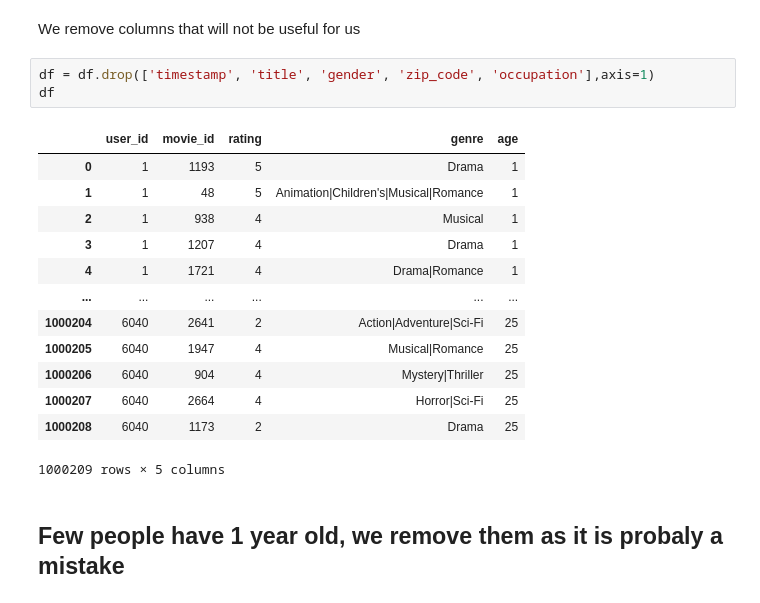
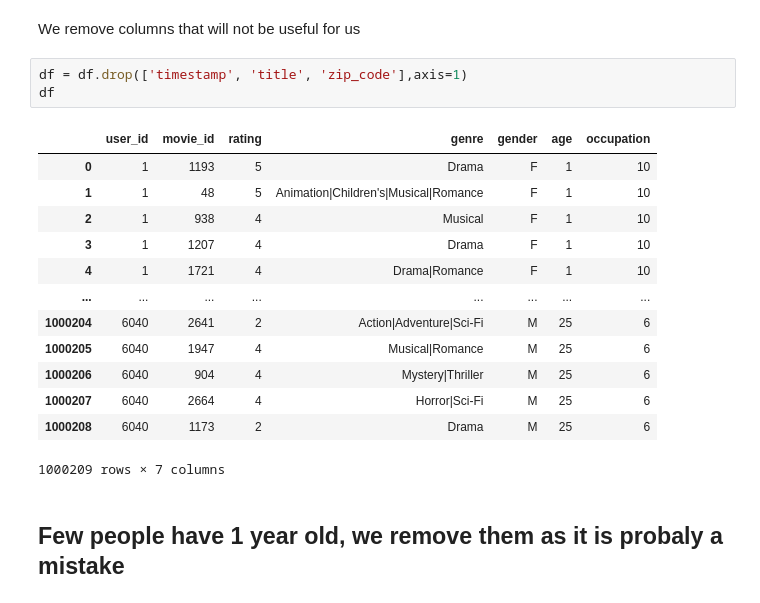
Before and after one commit to fllin1/aml_mab, a Jupyter notebook: Processing/processing.ipynb, the cells around one changed output. Drawn from its saved outputs; the diff is of its cells as text.

Commit message:
re-add occupation and gender columns in the dataframes for UCBlin

```diff
--- a/Processing/processing.ipynb
+++ b/Processing/processing.ipynb
@@ -60,22 +60,22 @@ df
 # %% [markdown]
 We remove columns that will not be useful for us
 # %%
-df = df.drop(['timestamp', 'title', 'gender', 'zip_code', 'occupation'],axis=1)
+df = df.drop(['timestamp', 'title', 'zip_code'],axis=1)
 df
 # %% [output]
-|  | user_id | movie_id | rating | genre | age |
-| 0 | 1 | 1193 | 5 | Drama | 1 |
-| 1 | 1 | 48 | 5 | Animation|Children's|Musical|Romance | 1 |
-| 2 | 1 | 938 | 4 | Musical | 1 |
-| 3 | 1 | 1207 | 4 | Drama | 1 |
-| 4 | 1 | 1721 | 4 | Drama|Romance | 1 |
-| ... | ... | ... | ... | ... | ... |
-| 1000204 | 6040 | 2641 | 2 | Action|Adventure|Sci-Fi | 25 |
-| 1000205 | 6040 | 1947 | 4 | Musical|Romance | 25 |
-| 1000206 | 6040 | 904 | 4 | Mystery|Thriller | 25 |
-| 1000207 | 6040 | 2664 | 4 | Horror|Sci-Fi | 25 |
-| 1000208 | 6040 | 1173 | 2 | Drama | 25 |
+|  | user_id | movie_id | rating | genre | gender | age | occupation |
+| 0 | 1 | 1193 | 5 | Drama | F | 1 | 10 |
+| 1 | 1 | 48 | 5 | Animation|Children's|Musical|Romance | F | 1 | 10 |
+| 2 | 1 | 938 | 4 | Musical | F | 1 | 10 |
+| 3 | 1 | 1207 | 4 | Drama | F | 1 | 10 |
+| 4 | 1 | 1721 | 4 | Drama|Romance | F | 1 | 10 |
+| ... | ... | ... | ... | ... | ... | ... | ... |
+| 1000204 | 6040 | 2641 | 2 | Action|Adventure|Sci-Fi | M | 25 | 6 |
+| 1000205 | 6040 | 1947 | 4 | Musical|Romance | M | 25 | 6 |
+| 1000206 | 6040 | 904 | 4 | Mystery|Thriller | M | 25 | 6 |
+| 1000207 | 6040 | 2664 | 4 | Horror|Sci-Fi | M | 25 | 6 |
+| 1000208 | 6040 | 1173 | 2 | Drama | M | 25 | 6 |
-1000209 rows × 5 columns
+1000209 rows × 7 columns
 # %% [markdown]
 ## Few people have 1 year old, we remove them as it is probaly a mistake
 # %%
```
Also changed, not shown: parts of 3 cells of this notebook, 4 other files.
